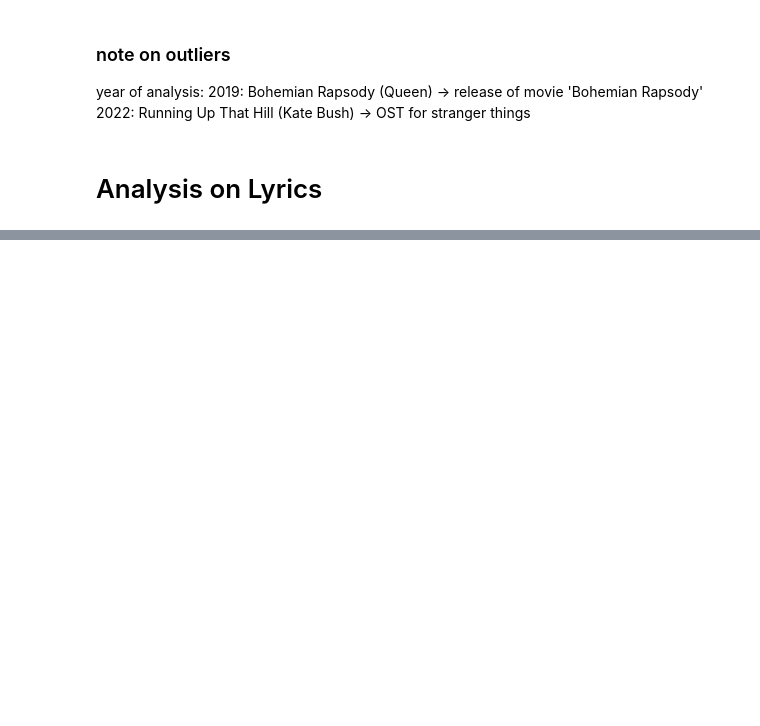
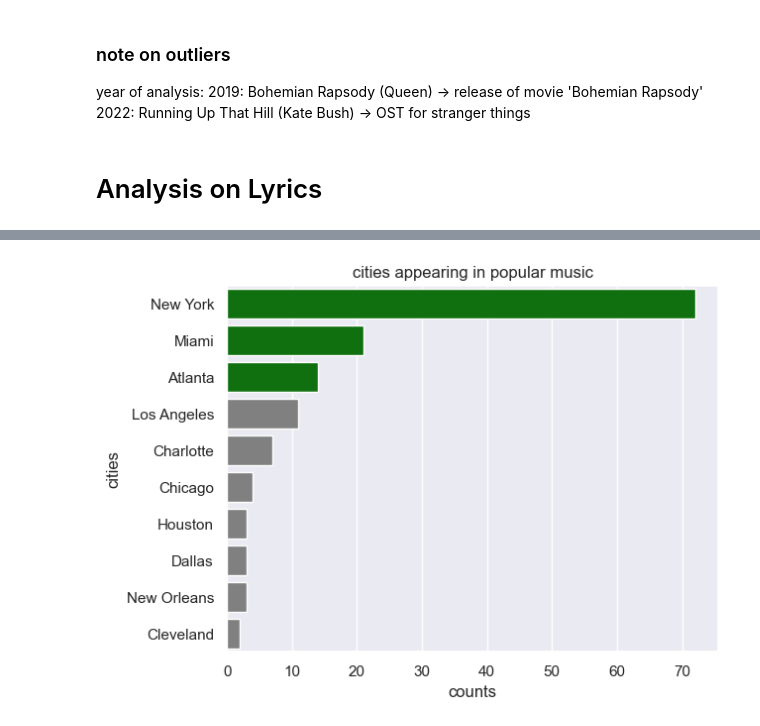
Before and after one commit to belledcurve/musicsocianalysis, a Jupyter notebook: spotify.ipynb, the cells around one changed output, grey strips where cells are left out. Cells and saved outputs as stored; diff of their text form; code cells hidden in the pictures; blank space fills up the shorter version.

```diff
--- a/spotify.ipynb
+++ b/spotify.ipynb
@@ -602,0 +648,7 @@ bVFyb2dnTzBJUllTaWxyQjhDbjI2NEI2RVNHVVg2cW5BLVg0MTEzVEswRW81SVZNVllXakFjWDFPR3lt
+# %%
+track = 'I Kissed A Girl'
+artist = 'Katy Perry'
+
+f = open(f'./2008_lyrics/{track}_{artist}.txt', 'w')
+f.write(get_Genius_lyrics('/songs/130024'))
+f.close()
@@ -602,0 +749,13 @@ bVFyb2dnTzBJUllTaWxyQjhDbjI2NEI2RVNHVVg2cW5BLVg0MTEzVEswRW81SVZNVllXakFjWDFPR3lt
+# %%
+sample_lyrics = os.listdir('./2023_lyrics/')[ : 10]
+
+dji_df = pd.DataFrame()
+for i in sample_lyrics:
+    filepath = f'./2023_lyrics/{i}'
+    # print(i)
+    df1 = lyrics_to_df(filepath)
+    if (dji_df.shape[1] != 2):
+        dji_df = count_occurances(df1)
+    dji_df = count_occurances(dji_df, df1)
+
+dji_df
@@ -602,0 +893,31 @@ bVFyb2dnTzBJUllTaWxyQjhDbjI2NEI2RVNHVVg2cW5BLVg0MTEzVEswRW81SVZNVllXakFjWDFPR3lt
+# %%
+cities = [x.split(' ')[1].lower()  if re.search('\s+', x) else x.lower() for x in pd.read_csv('./cities.csv').city]
+
+full_lyrics_occ_df = pd.DataFrame()
+df_base = pd.DataFrame({'words' : [], 'counts' : []})
+
+
+for years in df_lyrics_occ.values():
+    if full_lyrics_occ_df.shape[1] != 2:
+        full_lyrics_occ_df = count_occurances(years)
+    else:
+        full_lyrics_occ_df = count_occurances(full_lyrics_occ_df, years)
+
+
+cities_df = full_lyrics_occ_df.loc[full_lyrics_occ_df.words.isin(cities)]
+cities_df.index = range(cities_df.shape[0])
+
+# after viewing 36 rows, which seems to be manageable by personal effort, I decided to drop some words that presumably do not refer to city names
+# such as 'worth'. As there is more reason to assume it does not refer to the city of Fort Worth.
+
+cities_df = cities_df.drop(index=[1, 3, 5, 6, 13, 16, 27, 32])[ : 10].drop(columns='words')
+cities_df.index = range(cities_df.shape[0])
+cities_df = pd.concat([cities_df, pd.DataFrame({'cities' : ['New York', 'Miami', 'Atlanta', 'Los Angeles', 'Charlotte', 'Chicago', 'Houston', 'Dallas', 'New Orleans', 'Cleveland']})], axis=1)
+#print(cities_df)
+
+plt.title('cities appearing in popular music')
+cols = ['green' if (x > cities_df.counts[3]) else 'gray' for x in cities_df.counts]
+sns.barplot(data = cities_df, x = 'counts', y = 'cities', palette=cols)
+plt.show()
+# %% [output]
+[figure, added]
```
Also changed, not shown: parts of 45 cells of this notebook.
